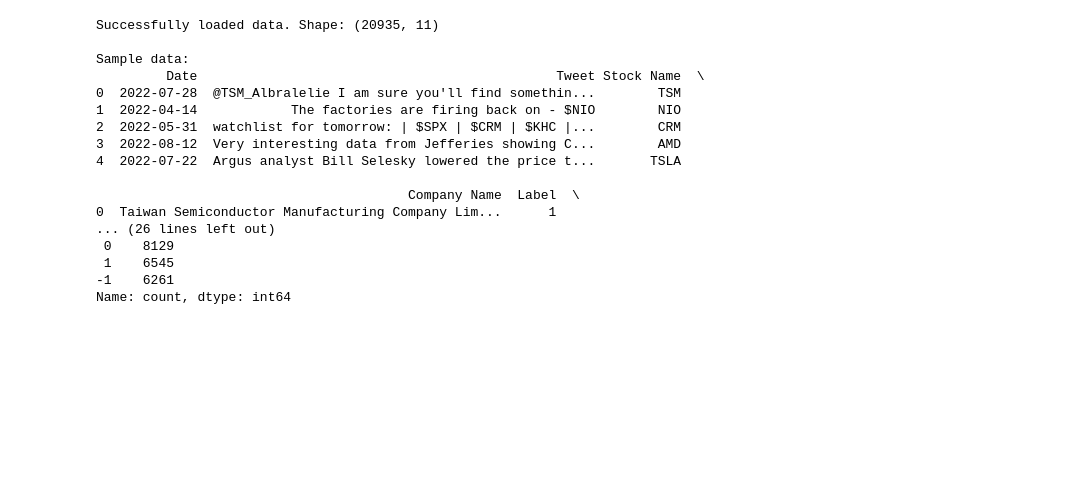
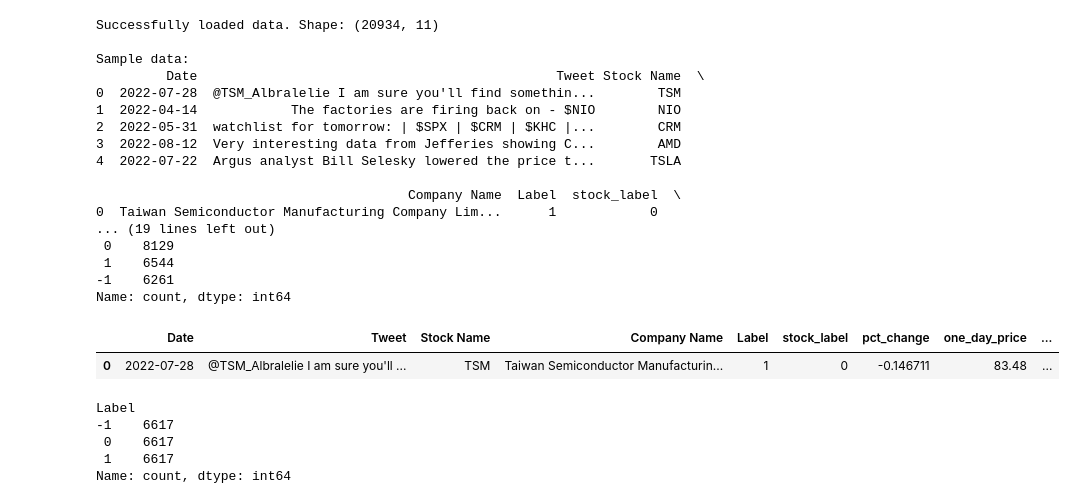
Before and after one commit to rithikkulkarni/ALDA-Course-Project, a Jupyter notebook: basic_model.ipynb, the cells around one changed output. Drawn from its saved outputs; the diff is of its cells as text; code cells hidden in the pictures; blank space fills up the shorter version.

```diff
--- a/basic_model.ipynb
+++ b/basic_model.ipynb
@@ -27,30 +27,50 @@ RANDOM_STATE = 42 # For reproducibility
 # %%
 
 df = pd.read_csv('https://raw.githubusercontent.com/rithikkulkarni/ALDA-Course-Project/refs/heads/main/datasets/labeled_stock_tweets_with_historical_prices.csv')
 df = df.sample(frac=1, random_state=RANDOM_STATE).reset_index(drop=True)  # Shuffle the DataFrame
 print(f"Successfully loaded data. Shape: {df.shape}")
 print("\nSample data:")
 print(df.head())
 print(f"\nTarget variable distribution:\n{df[TARGET_COLUMN].value_counts(normalize=True)}")
 print(df['stock_label'].value_counts())
+df.head(1)
 # %% [output]
-Successfully loaded data. Shape: (20935, 11)
+Successfully loaded data. Shape: (20934, 11)
 
 Sample data:
          Date                                              Tweet Stock Name  \
 0  2022-07-28  @TSM_Albralelie I am sure you'll find somethin...        TSM
 1  2022-04-14            The factories are firing back on - $NIO        NIO
 2  2022-05-31  watchlist for tomorrow: | $SPX | $CRM | $KHC |...        CRM
 3  2022-08-12  Very interesting data from Jefferies showing C...        AMD
 4  2022-07-22  Argus analyst Bill Selesky lowered the price t...       TSLA
 
-                                        Company Name  Label  \
-0  Taiwan Semiconductor Manufacturing Company Lim...      1
-... (26 lines left out)
+                                        Company Name  Label  stock_label  \
+0  Taiwan Semiconductor Manufacturing Company Lim...      1            0
+... (19 lines left out)
  0    8129
- 1    6545
+ 1    6544
 -1    6261
 Name: count, dtype: int64
+|  | Date | Tweet | Stock Name | Company Name | Label | stock_label | pct_change | one_day_price | ... |
+| 0 | 2022-07-28 | @TSM_Albralelie I am sure you'll ... | TSM | Taiwan Semiconductor Manufacturin... | 1 | 0 | -0.146711 | 83.48 | ... |
+# %%
+# This cell gets an equal sample from each label, so we end up with a valid accuracy that isn't inflated from too many of one label
+
+# Find the minimum class count across the classes
+min_count = df['Label'].value_counts().min()
+
+# Create a balanced dataframe by sampling min_count instances from each group
+df = df.groupby('Label').sample(n=min_count, random_state=42).reset_index(drop=True)
+
+# Sanity check for class balance
+print(df['Label'].value_counts())
+# %% [output]
+Label
+-1    6617
+ 0    6617
+ 1    6617
+Name: count, dtype: int64
 # %%
 # --- 2. Define Features (X) and Target (y) ---
 X = df[NUMERICAL_FEATURES]
```
Also changed, not shown: parts of 4 cells of this notebook.
